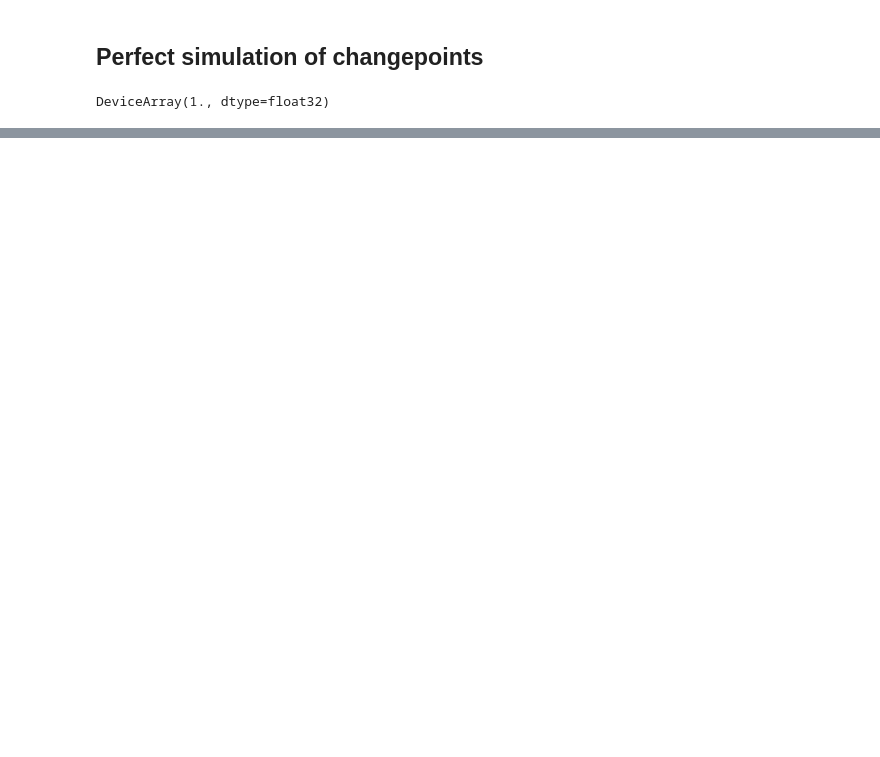
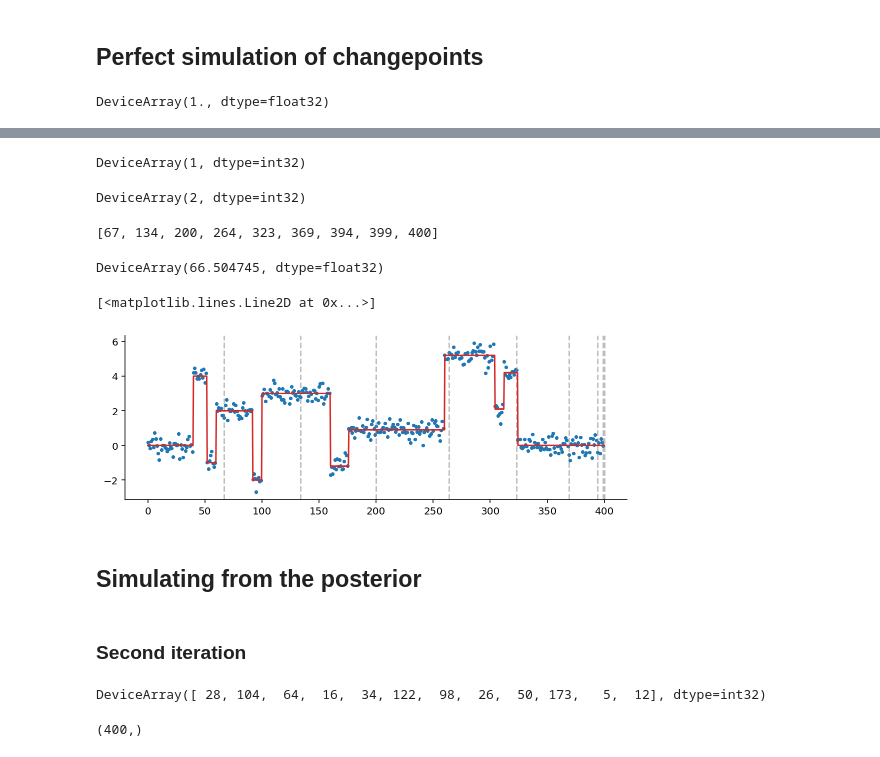
Before and after one commit to gerdm/misc, a Jupyter notebook: 2022-04/exact-bayesian-inference-changepoint.ipynb, the cells around one changed output, grey strips where cells are left out. Cells and saved outputs as stored; diff of their text form; code cells hidden in the pictures; blank space fills up the shorter version.

Commit message:
202204-feat: exact-bayesian-inference-changepoint

```diff
--- a/2022-04/exact-bayesian-inference-changepoint.ipynb
+++ b/2022-04/exact-bayesian-inference-changepoint.ipynb
@@ -234,7 +273,6 @@ DeviceArray(1., dtype=float32)
 # %%
-timesteps_eval = timesteps[:-1]
-logp_change = log_posterior_changepoint_2d(timesteps_eval, timesteps_eval - 1)
-logp_no_change = log_posterior_no_changepoint_1d(timesteps_eval - 1)
+logp_change = log_posterior_changepoint_2d(timesteps_eval, timesteps_eval)
+logp_no_change = log_posterior_no_changepoint_1d(timesteps_eval)
 # %%
 logp = jnp.c_[logp_change, logp_no_change]
 check_probs = jnp.nansum(jnp.exp(logp), axis=1)
@@ -259,0 +283,49 @@ ax.plot(t * 400, y_block, c="tab:red")
+# %%
+detected_changepoints = []
+tau = 0
+while True:
+    probs = jnp.exp(logp[tau])
+    new_tau = jnp.floor((probs * timesteps).sum()).astype(int)
+    if tau == new_tau:
+        break
+    detected_changepoints.append(new_tau.item())
+    tau = new_tau
+# %%
+tau = 0
+probs = jnp.exp(logp[tau])
+probs.argmax()
+# %% [output]
+DeviceArray(1, dtype=int32)
+# %%
+timesteps[1]
+# %% [output]
+DeviceArray(2, dtype=int32)
+# %%
+detected_changepoints = []
+tau = 0
+while True:
+    probs = jnp.exp(logp[tau])
+    new_tau = jnp.floor((probs * timesteps).sum()).astype(int)
+    if tau == new_tau:
+        break
+    detected_changepoints.append(new_tau.item())
+    tau = new_tau
+# %%
+detected_changepoints
+# %% [output]
+[67, 134, 200, 264, 323, 369, 394, 399, 400]
+# %%
+(jnp.exp(logp[0, 1:]) * timesteps[:-1]).sum()
+# %% [output]
+DeviceArray(66.504745, dtype=float32)
+# %%
+fig, ax = plt.subplots(figsize=(9, 3))
+ax.scatter(jnp.arange(T), y_obs, s=7, c="tab:blue")
+for changepoint in detected_changepoints:
+    ax.axvline(x=changepoint, c="tab:gray", alpha=0.5, linestyle="--")
+ax.plot(trange * 400, y_block, c="tab:red")
+# %% [output]
+[<matplotlib.lines.Line2D at 0x...>]
+[figure, added]
+# %% [markdown]
+## Simulating from the posterior
@@ -259,0 +350,2 @@ ax.plot(t * 400, y_block, c="tab:red")
+# %% [markdown]
+### Second iteration
@@ -259,0 +354,5 @@ ax.plot(t * 400, y_block, c="tab:red")
+# %%
+sampled_changes = jax.random.choice(keys[1], T, (nt[t],), p=jnp.exp(logp[t]))
+sampled_changes
+# %% [output]
+DeviceArray([ 28, 104,  64,  16,  34, 122,  98,  26,  50, 173,   5,  12], dtype=int32)
@@ -259,0 +369,4 @@ ax.plot(t * 400, y_block, c="tab:red")
+# %%
+log_Q_values
+# %% [output]
+(400,)
```
Also changed, not shown: parts of 20 cells of this notebook.
